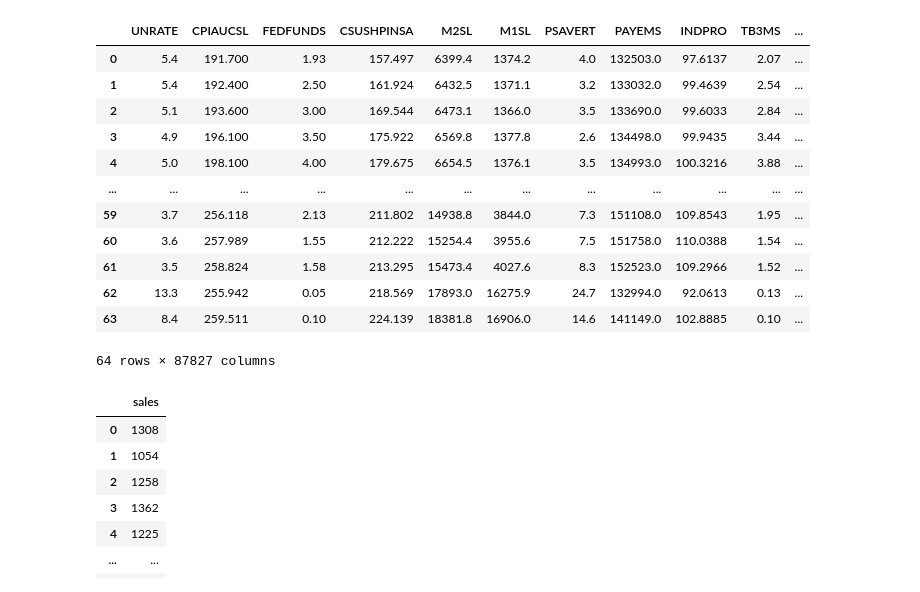
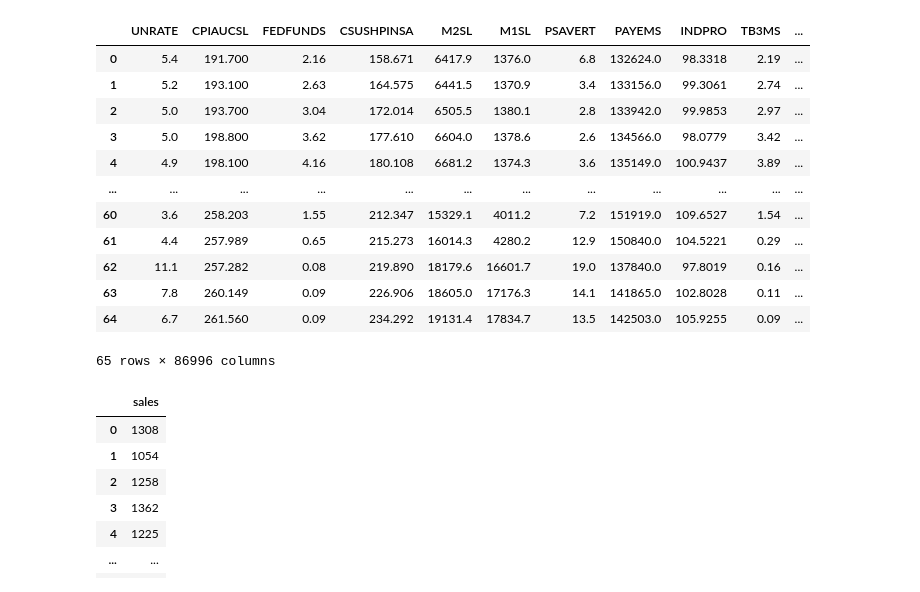
Before and after one commit to yForecasting/LeadingIndicatorIntelligence, a Jupyter notebook: test.ipynb, the cells around one changed output. Saved outputs shown, nothing was run; the diff lists cells and outputs as text; code cells hidden in the pictures.

```diff
--- a/test.ipynb
+++ b/test.ipynb
@@ -34,27 +39,27 @@ csv = pd.read_csv("monthly_data.csv")
 # %%
 fred = Fred(api_key='3c6ba58d26525f17af95af4fabed24be')
 # %%
-csv2 = csv[50:-20]
+csv2 = csv[50:-17]
 csv2 = csv2.drop(['SMU06419406562200001.1', 'SMU21000006056170001SA.1'], axis=1)
 # %%
-data = csv2.dropna(axis="columns")[8::3].reset_index(drop=True)
+data = csv2.dropna(axis="columns")[9::3].reset_index(drop=True)
 date = data['Unnamed: 0']
-data = data.drop(["Unnamed: 0"], axis=1)
+data = data.drop(["Unnamed: 0"], axis=1).drop(data.columns[(data == 0).all()], axis=1)
 data
 # %% [output]
 |  | UNRATE | CPIAUCSL | FEDFUNDS | CSUSHPINSA | M2SL | M1SL | PSAVERT | PAYEMS | INDPRO | TB3MS | ... |
-| 0 | 5.4 | 191.700 | 1.93 | 157.497 | 6399.4 | 1374.2 | 4.0 | 132503.0 | 97.6137 | 2.07 | ... |
-| 1 | 5.4 | 192.400 | 2.50 | 161.924 | 6432.5 | 1371.1 | 3.2 | 133032.0 | 99.4639 | 2.54 | ... |
-| 2 | 5.1 | 193.600 | 3.00 | 169.544 | 6473.1 | 1366.0 | 3.5 | 133690.0 | 99.6033 | 2.84 | ... |
-| 3 | 4.9 | 196.100 | 3.50 | 175.922 | 6569.8 | 1377.8 | 2.6 | 134498.0 | 99.9435 | 3.44 | ... |
-| 4 | 5.0 | 198.100 | 4.00 | 179.675 | 6654.5 | 1376.1 | 3.5 | 134993.0 | 100.3216 | 3.88 | ... |
+| 0 | 5.4 | 191.700 | 2.16 | 158.671 | 6417.9 | 1376.0 | 6.8 | 132624.0 | 98.3318 | 2.19 | ... |
+| 1 | 5.2 | 193.100 | 2.63 | 164.575 | 6441.5 | 1370.9 | 3.4 | 133156.0 | 99.3061 | 2.74 | ... |
+| 2 | 5.0 | 193.700 | 3.04 | 172.014 | 6505.5 | 1380.1 | 2.8 | 133942.0 | 99.9853 | 2.97 | ... |
+| 3 | 5.0 | 198.800 | 3.62 | 177.610 | 6604.0 | 1378.6 | 2.6 | 134566.0 | 98.0779 | 3.42 | ... |
+| 4 | 4.9 | 198.100 | 4.16 | 180.108 | 6681.2 | 1374.3 | 3.6 | 135149.0 | 100.9437 | 3.89 | ... |
 | ... | ... | ... | ... | ... | ... | ... | ... | ... | ... | ... | ... |
-| 59 | 3.7 | 256.118 | 2.13 | 211.802 | 14938.8 | 3844.0 | 7.3 | 151108.0 | 109.8543 | 1.95 | ... |
-| 60 | 3.6 | 257.989 | 1.55 | 212.222 | 15254.4 | 3955.6 | 7.5 | 151758.0 | 110.0388 | 1.54 | ... |
-| 61 | 3.5 | 258.824 | 1.58 | 213.295 | 15473.4 | 4027.6 | 8.3 | 152523.0 | 109.2966 | 1.52 | ... |
-| 62 | 13.3 | 255.942 | 0.05 | 218.569 | 17893.0 | 16275.9 | 24.7 | 132994.0 | 92.0613 | 0.13 | ... |
-| 63 | 8.4 | 259.511 | 0.10 | 224.139 | 18381.8 | 16906.0 | 14.6 | 141149.0 | 102.8885 | 0.10 | ... |
+| 60 | 3.6 | 258.203 | 1.55 | 212.347 | 15329.1 | 4011.2 | 7.2 | 151919.0 | 109.6527 | 1.54 | ... |
+| 61 | 4.4 | 257.989 | 0.65 | 215.273 | 16014.3 | 4280.2 | 12.9 | 150840.0 | 104.5221 | 0.29 | ... |
+| 62 | 11.1 | 257.282 | 0.08 | 219.890 | 18179.6 | 16601.7 | 19.0 | 137840.0 | 97.8019 | 0.16 | ... |
+| 63 | 7.8 | 260.149 | 0.09 | 226.906 | 18605.0 | 17176.3 | 14.1 | 141865.0 | 102.8028 | 0.11 | ... |
+| 64 | 6.7 | 261.560 | 0.09 | 234.292 | 19131.4 | 17834.7 | 13.5 | 142503.0 | 105.9255 | 0.09 | ... |
-64 rows × 87827 columns
+65 rows × 86996 columns
 # %%
 target = pd.read_csv("micron.csv").drop("date", axis=1)[::-1].reset_index().drop("index", axis=1)
 target
```
Also changed, not shown: parts of 43 cells of this notebook.
